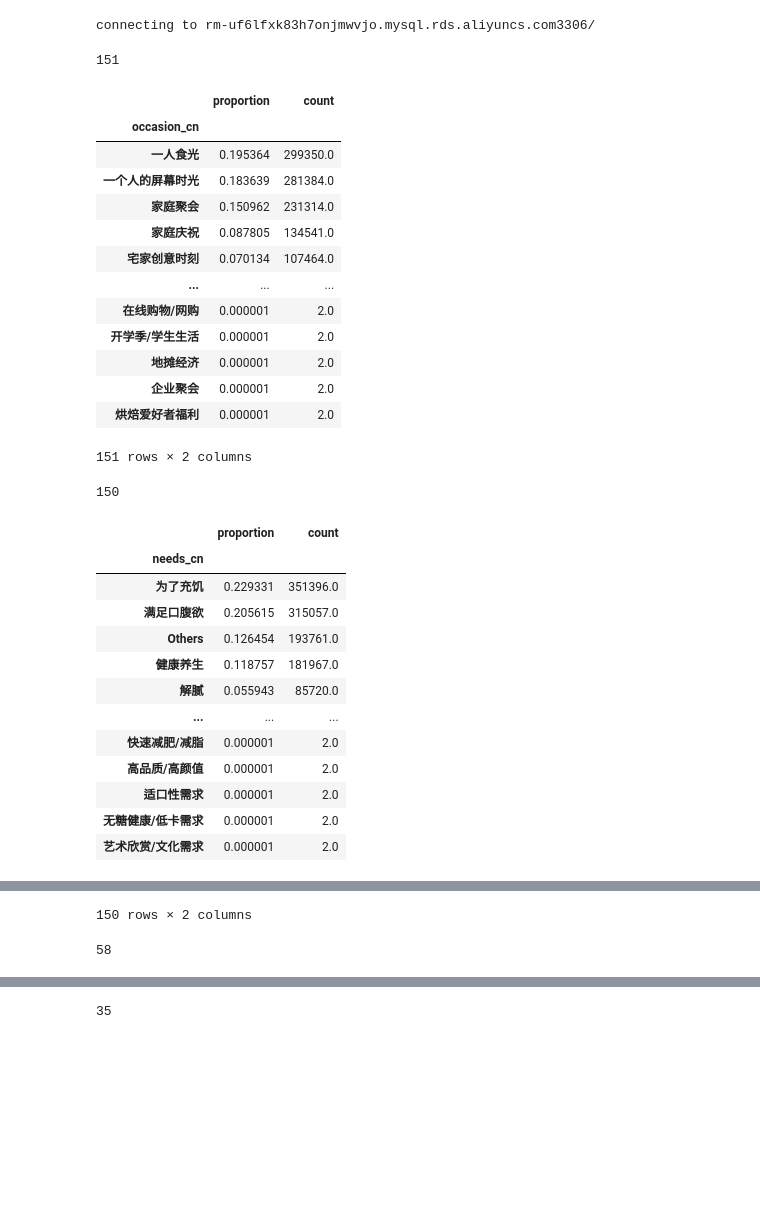
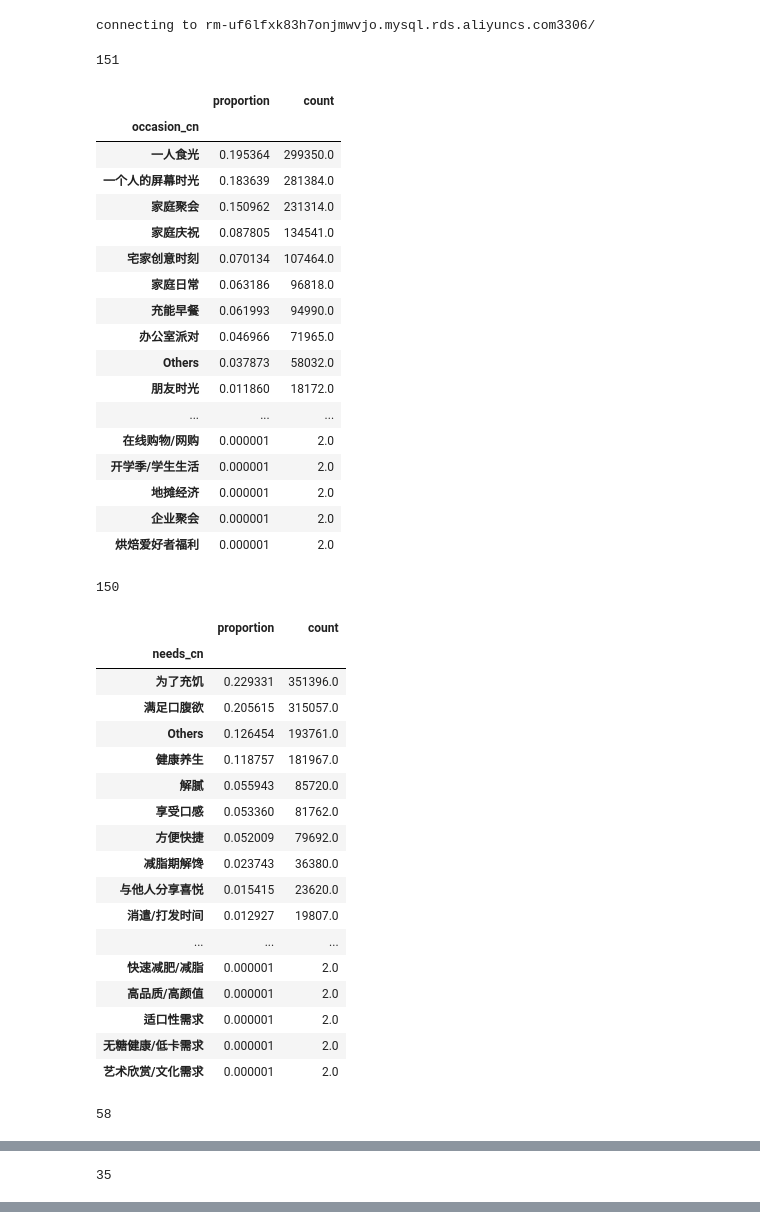
Before and after one commit to AllenArtefacter/social-listening-toolkit, a Jupyter notebook: project_support/Pepsico/notebooks/download_150m_training_data.ipynb, the cells around one changed output, grey strips where cells are left out. Cells and saved outputs as stored; diff of their text form; code cells hidden in the pictures; blank space fills up the shorter version.

```diff
--- a/project_support/Pepsico/notebooks/download_150m_training_data.ipynb
+++ b/project_support/Pepsico/notebooks/download_150m_training_data.ipynb
@@ -32,42 +32,57 @@ df_drop_duplicated = df[~df['id'].duplicated()]
 
 
 df_drop_duplicated.to_csv(f'{DATAPATH}/150M_training_data.csv', index = False)
+# %%
+DATAPATH = '/root/autodl-tmp'
+df_drop_duplicated = pd.read_csv(f'{DATAPATH}/150M_training_data.csv',)
 # %%
+pd.set_option('display.max_rows', 200)
+
 for col in ['occasion_cn', 'needs_cn', 'where_en','who_cn']:
     print(df_drop_duplicated[col].nunique())
     display(
         pd.DataFrame([
             df_drop_duplicated[col].value_counts(normalize = True),
             df_drop_duplicated[col].value_counts(),
         ]).T
     )
 # %% [output]
 151
 |  | proportion | count |
 | occasion_cn |  |  |
 | 一人食光 | 0.195364 | 299350.0 |
 | 一个人的屏幕时光 | 0.183639 | 281384.0 |
 | 家庭聚会 | 0.150962 | 231314.0 |
 | 家庭庆祝 | 0.087805 | 134541.0 |
 | 宅家创意时刻 | 0.070134 | 107464.0 |
+| 家庭日常 | 0.063186 | 96818.0 |
+| 充能早餐 | 0.061993 | 94990.0 |
+| 办公室派对 | 0.046966 | 71965.0 |
+| Others | 0.037873 | 58032.0 |
+| 朋友时光 | 0.011860 | 18172.0 |
 | ... | ... | ... |
 | 在线购物/网购 | 0.000001 | 2.0 |
 | 开学季/学生生活 | 0.000001 | 2.0 |
 | 地摊经济 | 0.000001 | 2.0 |
 | 企业聚会 | 0.000001 | 2.0 |
 | 烘焙爱好者福利 | 0.000001 | 2.0 |
-151 rows × 2 columns
+150
+|  | proportion | count |
+| needs_cn |  |  |
+| 为了充饥 | 0.229331 | 351396.0 |
+| 满足口腹欲 | 0.205615 | 315057.0 |
+| Others | 0.126454 | 193761.0 |
+| 健康养生 | 0.118757 | 181967.0 |
+| 解腻 | 0.055943 | 85720.0 |
+| 享受口感 | 0.053360 | 81762.0 |
+| 方便快捷 | 0.052009 | 79692.0 |
+| 减脂期解馋 | 0.023743 | 36380.0 |
+| 与他人分享喜悦 | 0.015415 | 23620.0 |
+| 消遣/打发时间 | 0.012927 | 19807.0 |
+| ... | ... | ... |
+| 快速减肥/减脂 | 0.000001 | 2.0 |
+| 高品质/高颜值 | 0.000001 | 2.0 |
+| 适口性需求 | 0.000001 | 2.0 |
+| 无糖健康/低卡需求 | 0.000001 | 2.0 |
+| 艺术欣赏/文化需求 | 0.000001 | 2.0 |
-150
+58
-|  | proportion | count |
-| needs_cn |  |  |
-| 为了充饥 | 0.229331 | 351396.0 |
-| 满足口腹欲 | 0.205615 | 315057.0 |
-| Others | 0.126454 | 193761.0 |
-| 健康养生 | 0.118757 | 181967.0 |
-| 解腻 | 0.055943 | 85720.0 |
-| ... | ... | ... |
-| 快速减肥/减脂 | 0.000001 | 2.0 |
-| 高品质/高颜值 | 0.000001 | 2.0 |
-| 适口性需求 | 0.000001 | 2.0 |
-| 无糖健康/低卡需求 | 0.000001 | 2.0 |
-| 艺术欣赏/文化需求 | 0.000001 | 2.0 |
@@ -74,2 +107 @@ for col in ['occasion_cn', 'needs_cn', 'where_en','who_cn']:
-150 rows × 2 columns
+35
-58
@@ -94,4 +108,3 @@ for col in ['occasion_cn', 'needs_cn', 'where_en','who_cn']:
-35
 |  | proportion | count |
 | who_cn |  |  |
 | 其他 | 0.624615 | 957078.0 |
```
Also changed, not shown: parts of 5 cells of this notebook, 7 other files.
